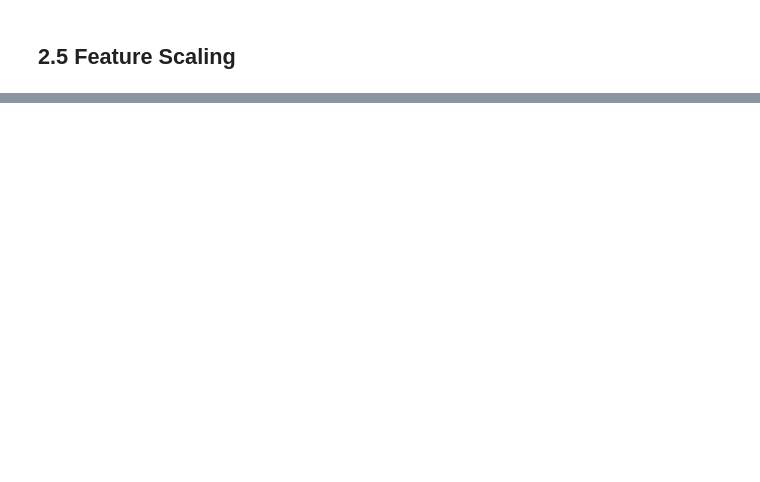
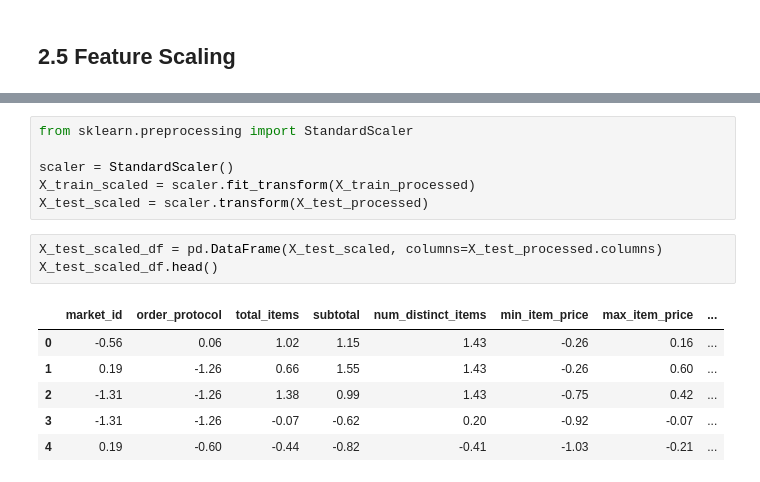
Before and after one commit to heyitzrizki/final-project-ds49-group3, a Jupyter notebook: eda & preprocessing/eda_&_pre_processing.ipynb, the cells around one changed output, grey strips where cells are left out. Drawn from its saved outputs; the diff is of its cells as text; blank space fills up the shorter version.

```diff
--- a/eda & preprocessing/eda_&_pre_processing.ipynb
+++ b/eda & preprocessing/eda_&_pre_processing.ipynb
@@ -834,0 +948,16 @@ NameError: name 'encoder' is not defined
+# %%
+from sklearn.preprocessing import StandardScaler
+
+scaler = StandardScaler()
+X_train_scaled = scaler.fit_transform(X_train_processed)
+X_test_scaled = scaler.transform(X_test_processed)
+# %%
+X_test_scaled_df = pd.DataFrame(X_test_scaled, columns=X_test_processed.columns)
+X_test_scaled_df.head()
+# %% [output]
+|  | market_id | order_protocol | total_items | subtotal | num_distinct_items | min_item_price | max_item_price | ... |
+| 0 | -0.56 | 0.06 | 1.02 | 1.15 | 1.43 | -0.26 | 0.16 | ... |
+| 1 | 0.19 | -1.26 | 0.66 | 1.55 | 1.43 | -0.26 | 0.60 | ... |
+| 2 | -1.31 | -1.26 | 1.38 | 0.99 | 1.43 | -0.75 | 0.42 | ... |
+| 3 | -1.31 | -1.26 | -0.07 | -0.62 | 0.20 | -0.92 | -0.07 | ... |
+| 4 | 0.19 | -0.60 | -0.44 | -0.82 | -0.41 | -1.03 | -0.21 | ... |
```
Also changed, not shown: parts of 25 cells of this notebook.
